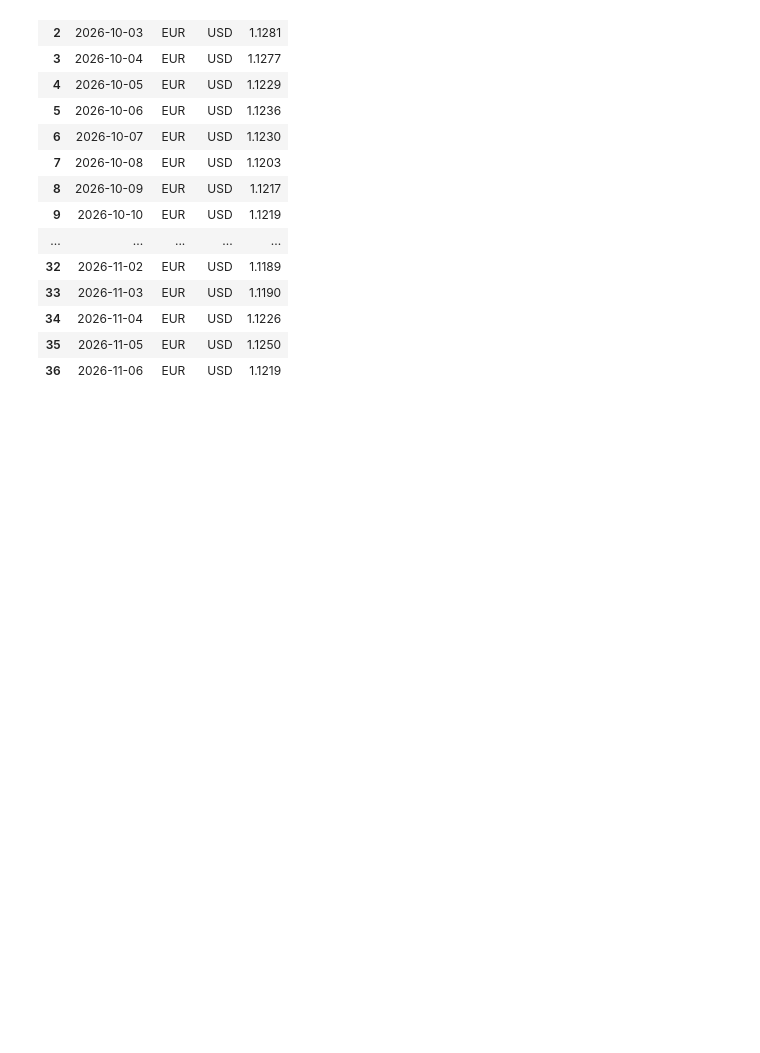
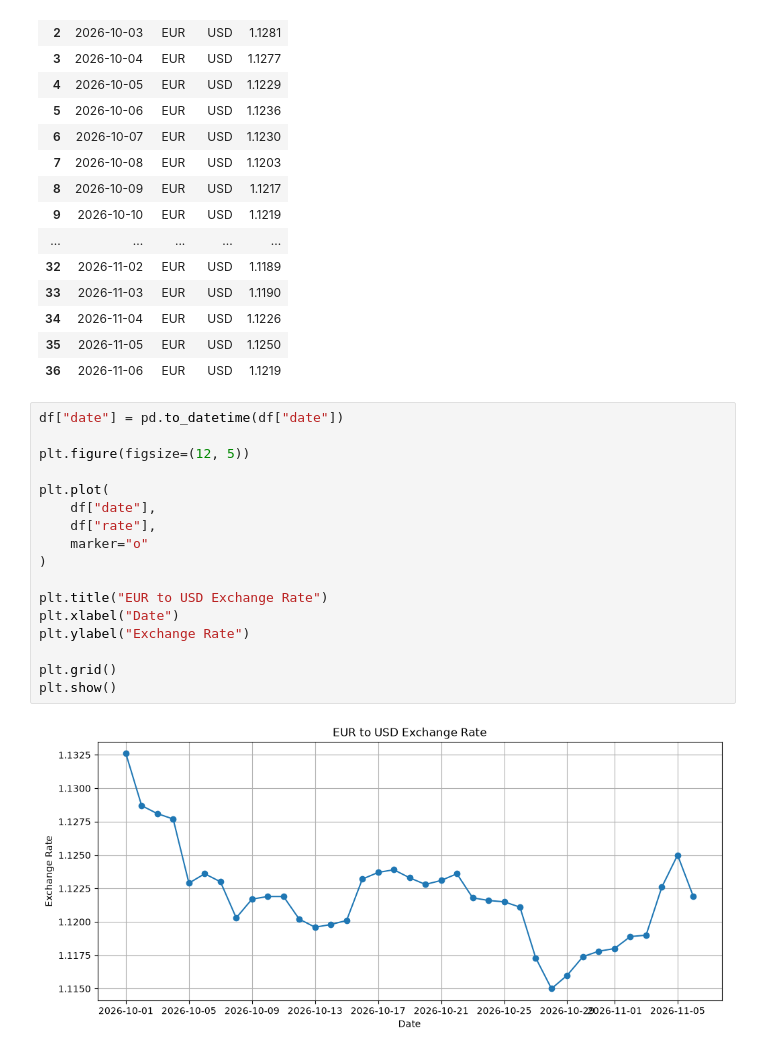
Before and after one commit to vnaumq/data_course, a Jupyter notebook: 01 - Introduction to APIs and Data Extraction/01 - Introduction to APIs and Data Extraction.ipynb, the cells around one changed output. Saved outputs shown, nothing was run; the diff lists cells and outputs as text; blank space fills up the shorter version.

```diff
--- a/01 - Introduction to APIs and Data Extraction/01 - Introduction to APIs and Data Extraction.ipynb
+++ b/01 - Introduction to APIs and Data Extraction/01 - Introduction to APIs and Data Extraction.ipynb
@@ -99,3 +164,22 @@ df
 | 34 | 2026-11-04 | EUR | USD | 1.1226 |
 | 35 | 2026-11-05 | EUR | USD | 1.1250 |
 | 36 | 2026-11-06 | EUR | USD | 1.1219 |
+# %%
+df["date"] = pd.to_datetime(df["date"])
+
+plt.figure(figsize=(12, 5))
+
+plt.plot(
+    df["date"],
+    df["rate"],
+    marker="o"
+)
+
+plt.title("EUR to USD Exchange Rate")
+plt.xlabel("Date")
+plt.ylabel("Exchange Rate")
+
+plt.grid()
+plt.show()
+# %% [output]
+[figure, added]
```
Also changed, not shown: parts of 9 cells of this notebook.
